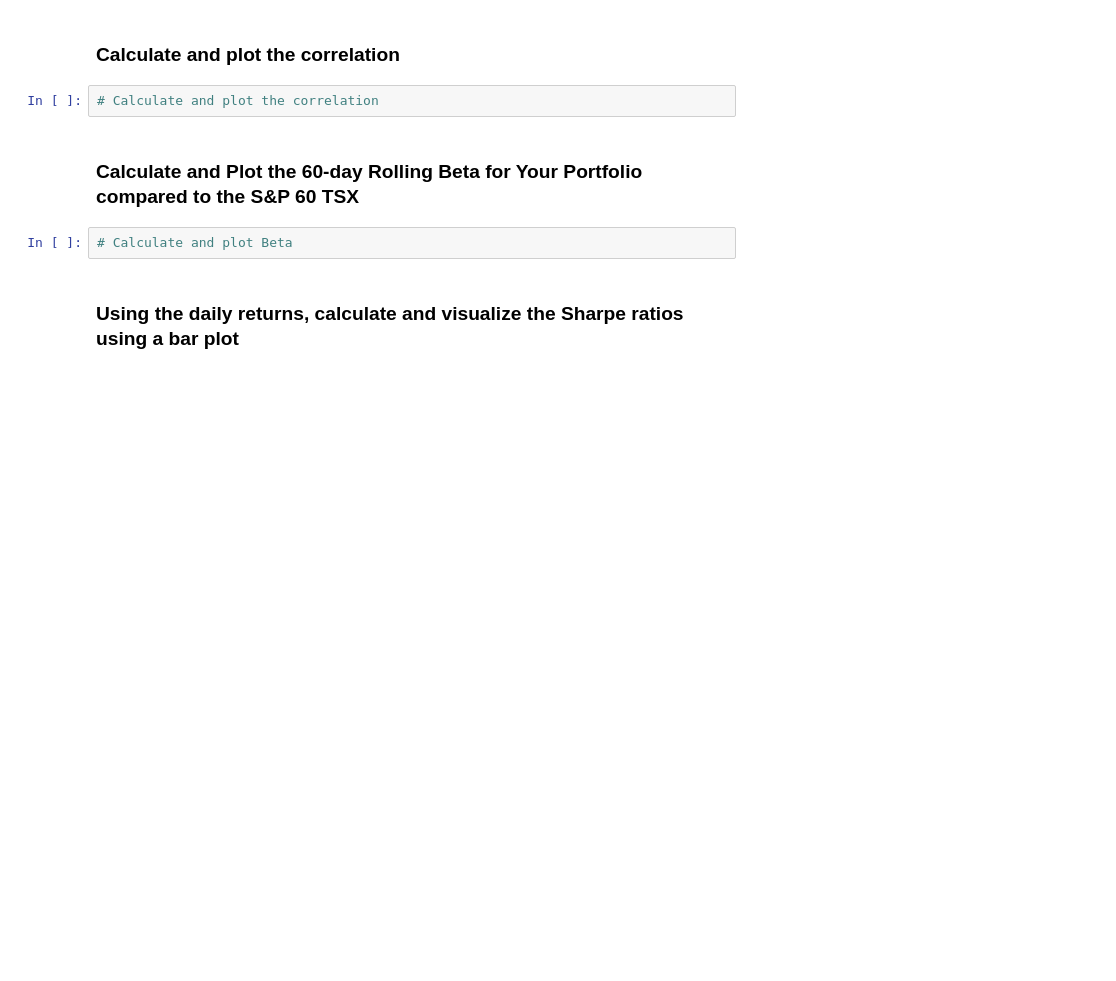
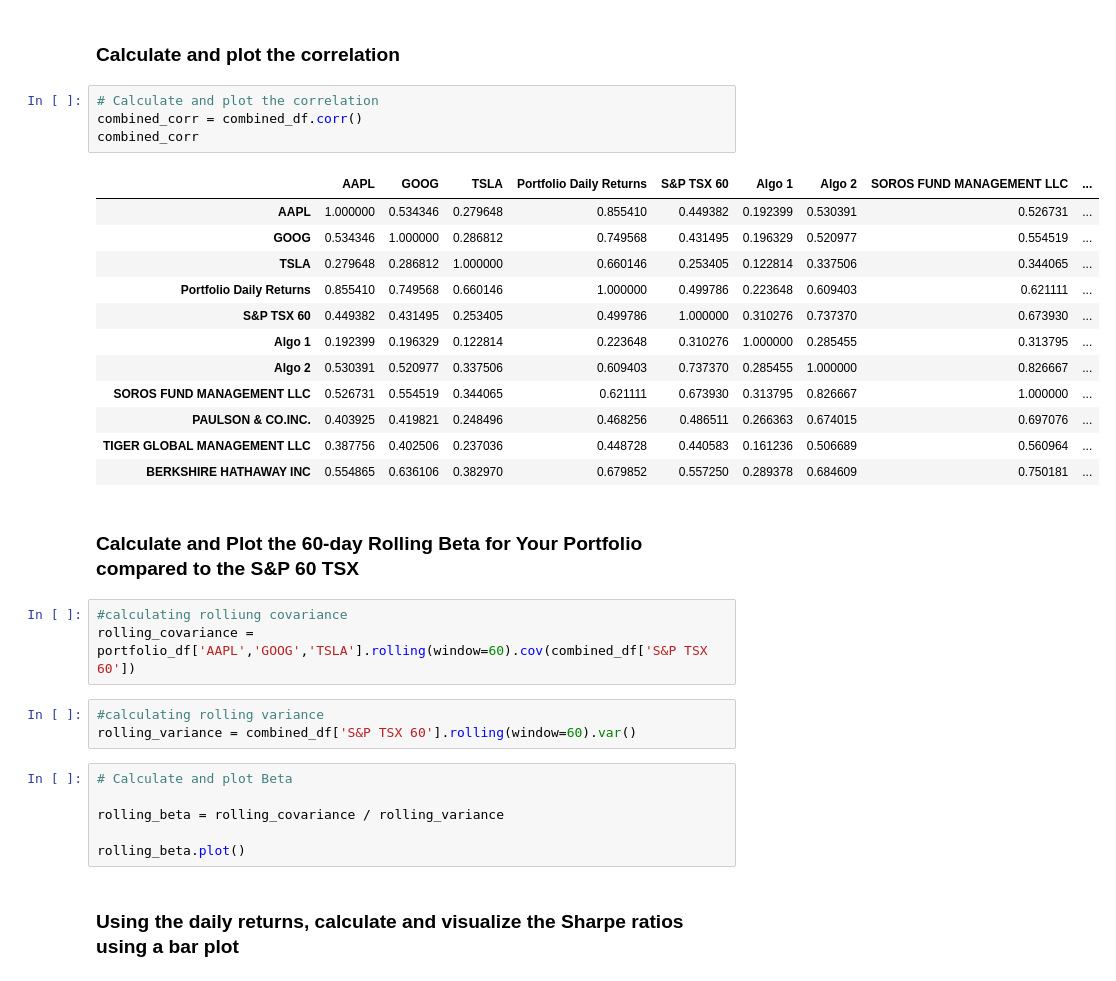
Before and after one commit to ScottyCodeman/pandas-homework, a Jupyter notebook: whale_analysis.ipynb, the cells around one changed output. Drawn from its saved outputs; the diff is of its cells as text; blank space fills up the shorter version.

```diff
--- a/whale_analysis.ipynb
+++ b/whale_analysis.ipynb
@@ -465,9 +609,34 @@ weights = [1/3, 1/3, 1/3]
 ### Calculate and plot the correlation
 # %%
 # Calculate and plot the correlation
+combined_corr = combined_df.corr()
+combined_corr
+# %% [output]
+|  | AAPL | GOOG | TSLA | Portfolio Daily Returns | S&P TSX 60 | Algo 1 | Algo 2 | SOROS FUND MANAGEMENT LLC | ... |
+| AAPL | 1.000000 | 0.534346 | 0.279648 | 0.855410 | 0.449382 | 0.192399 | 0.530391 | 0.526731 | ... |
+| GOOG | 0.534346 | 1.000000 | 0.286812 | 0.749568 | 0.431495 | 0.196329 | 0.520977 | 0.554519 | ... |
+| TSLA | 0.279648 | 0.286812 | 1.000000 | 0.660146 | 0.253405 | 0.122814 | 0.337506 | 0.344065 | ... |
+| Portfolio Daily Returns | 0.855410 | 0.749568 | 0.660146 | 1.000000 | 0.499786 | 0.223648 | 0.609403 | 0.621111 | ... |
+| S&P TSX 60 | 0.449382 | 0.431495 | 0.253405 | 0.499786 | 1.000000 | 0.310276 | 0.737370 | 0.673930 | ... |
+| Algo 1 | 0.192399 | 0.196329 | 0.122814 | 0.223648 | 0.310276 | 1.000000 | 0.285455 | 0.313795 | ... |
+| Algo 2 | 0.530391 | 0.520977 | 0.337506 | 0.609403 | 0.737370 | 0.285455 | 1.000000 | 0.826667 | ... |
+| SOROS FUND MANAGEMENT LLC | 0.526731 | 0.554519 | 0.344065 | 0.621111 | 0.673930 | 0.313795 | 0.826667 | 1.000000 | ... |
+| PAULSON & CO.INC. | 0.403925 | 0.419821 | 0.248496 | 0.468256 | 0.486511 | 0.266363 | 0.674015 | 0.697076 | ... |
+| TIGER GLOBAL MANAGEMENT LLC | 0.387756 | 0.402506 | 0.237036 | 0.448728 | 0.440583 | 0.161236 | 0.506689 | 0.560964 | ... |
+| BERKSHIRE HATHAWAY INC | 0.554865 | 0.636106 | 0.382970 | 0.679852 | 0.557250 | 0.289378 | 0.684609 | 0.750181 | ... |
 # %% [markdown]
 ### Calculate and Plot the 60-day Rolling Beta for Your Portfolio compared to the S&P 60 TSX
+# %%
+#calculating rolliung covariance
+rolling_covariance = portfolio_df['AAPL','GOOG','TSLA'].rolling(window=60).cov(combined_df['S&P TSX 60'])
+# %%
+#calculating rolling variance
+rolling_variance = combined_df['S&P TSX 60'].rolling(window=60).var()
 # %%
 # Calculate and plot Beta
+
+rolling_beta = rolling_covariance / rolling_variance
+
+rolling_beta.plot()
 # %% [markdown]
 ### Using the daily returns, calculate and visualize the Sharpe ratios using a bar plot
```
Also changed, not shown: parts of 20 cells of this notebook.
